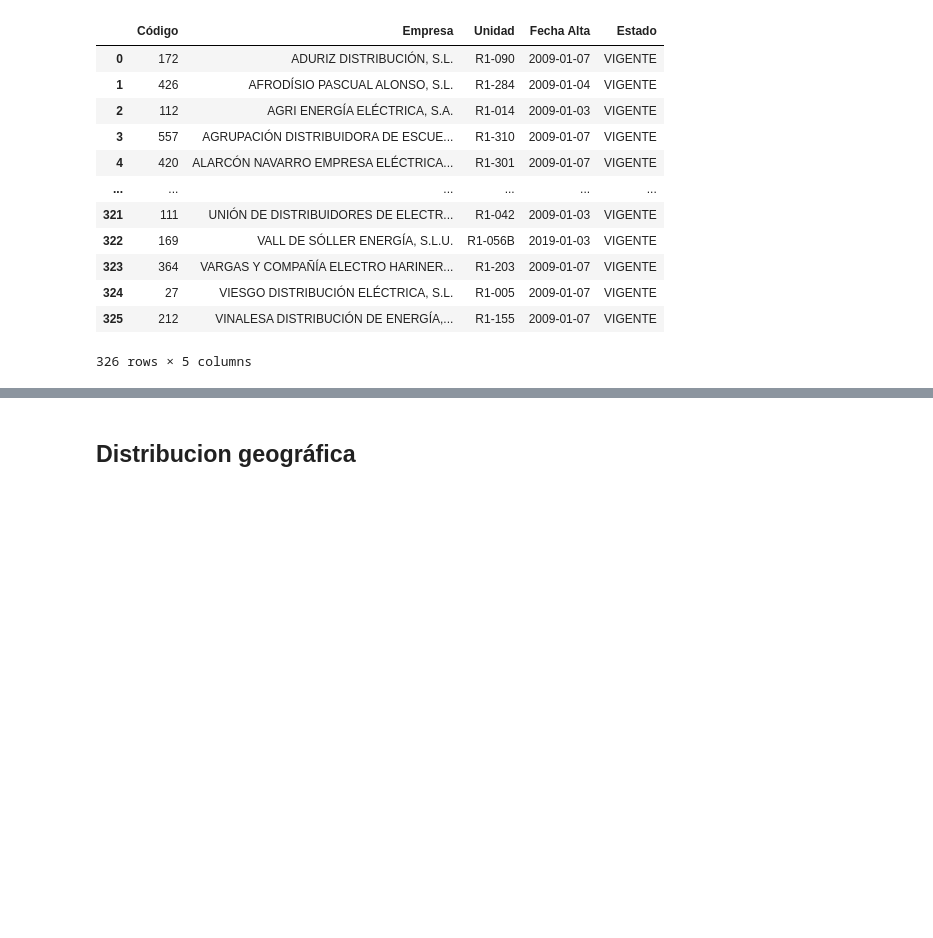
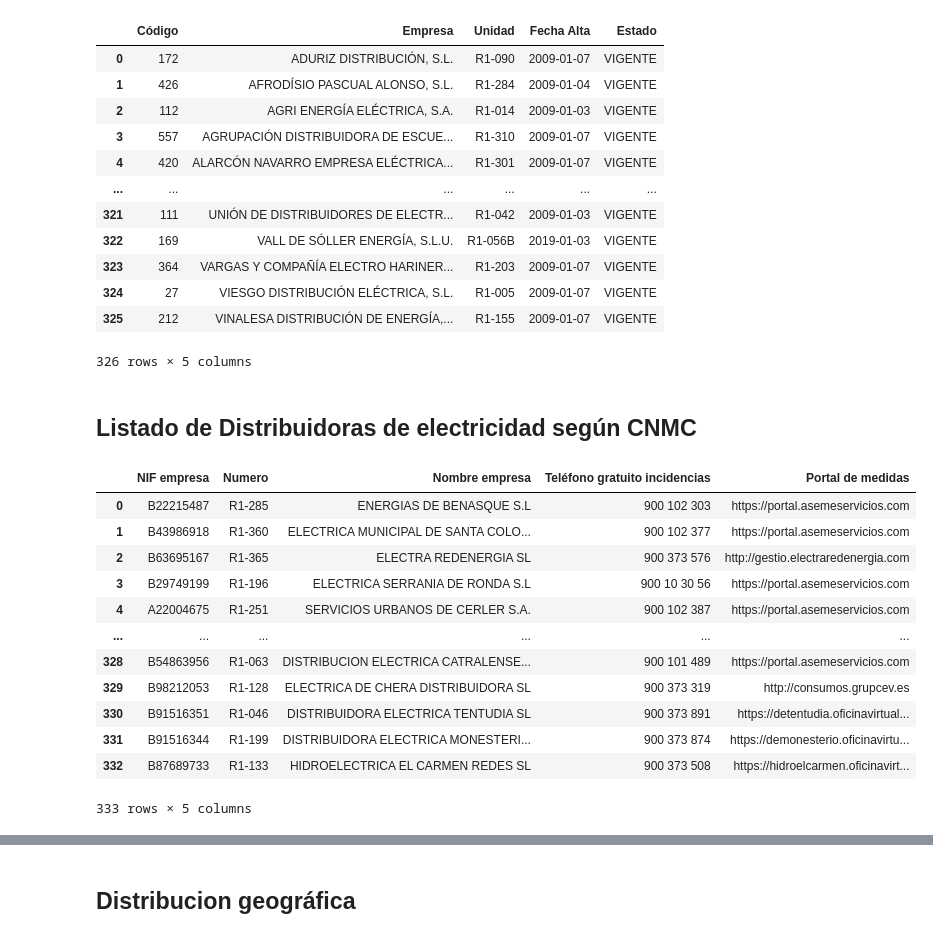
Before and after one commit to jacubero/SEE, a Jupyter notebook: Distribucion/distribucion.ipynb, the cells around one changed output, grey strips where cells are left out. Cells and saved outputs as stored; diff of their text form; code cells hidden in the pictures; blank space fills up the shorter version.

Commit message:
Distribucion

```diff
--- a/Distribucion/distribucion.ipynb
+++ b/Distribucion/distribucion.ipynb
@@ -48,3 +46,26 @@ distribuidores_df
 | 324 | 27 | VIESGO DISTRIBUCIÓN ELÉCTRICA, S.L. | R1-005 | 2009-01-07 | VIGENTE |
 | 325 | 212 | VINALESA DISTRIBUCIÓN DE ENERGÍA,... | R1-155 | 2009-01-07 | VIGENTE |
 326 rows × 5 columns
+# %% [markdown]
+## Listado de Distribuidoras de electricidad según CNMC
+# %%
+# https://sede.cnmc.gob.es/listado/censo/1
+file_path = 'Excels/distribuidoras.xlsx'
+
+distribuidores_cnmc_df = pd.read_excel(file_path)
+
+distribuidores_cnmc_df
+# %% [output]
+|  | NIF empresa | Numero | Nombre empresa | Teléfono gratuito incidencias | Portal de medidas |
+| 0 | B22215487 | R1-285 | ENERGIAS DE BENASQUE S.L | 900 102 303 | https://portal.asemeservicios.com |
+| 1 | B43986918 | R1-360 | ELECTRICA MUNICIPAL DE SANTA COLO... | 900 102 377 | https://portal.asemeservicios.com |
+| 2 | B63695167 | R1-365 | ELECTRA REDENERGIA SL | 900 373 576 | http://gestio.electraredenergia.com |
+| 3 | B29749199 | R1-196 | ELECTRICA SERRANIA DE RONDA S.L | 900 10 30 56 | https://portal.asemeservicios.com |
+| 4 | A22004675 | R1-251 | SERVICIOS URBANOS DE CERLER S.A. | 900 102 387 | https://portal.asemeservicios.com |
+| ... | ... | ... | ... | ... | ... |
+| 328 | B54863956 | R1-063 | DISTRIBUCION ELECTRICA CATRALENSE... | 900 101 489 | https://portal.asemeservicios.com |
+| 329 | B98212053 | R1-128 | ELECTRICA DE CHERA DISTRIBUIDORA SL | 900 373 319 | http://consumos.grupcev.es |
+| 330 | B91516351 | R1-046 | DISTRIBUIDORA ELECTRICA TENTUDIA SL | 900 373 891 | https://detentudia.oficinavirtual... |
+| 331 | B91516344 | R1-199 | DISTRIBUIDORA ELECTRICA MONESTERI... | 900 373 874 | https://demonesterio.oficinavirtu... |
+| 332 | B87689733 | R1-133 | HIDROELECTRICA EL CARMEN REDES SL | 900 373 508 | https://hidroelcarmen.oficinavirt... |
+333 rows × 5 columns
```
Also changed, not shown: parts of 6 cells of this notebook, 5 other files.
